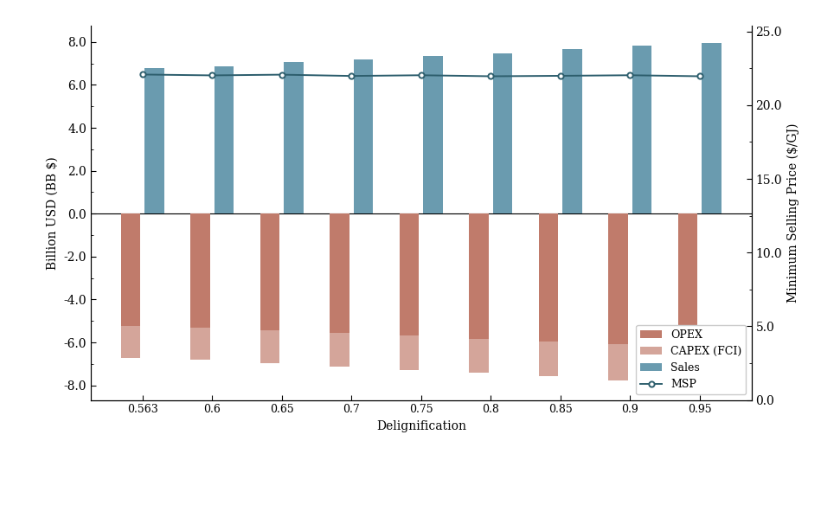
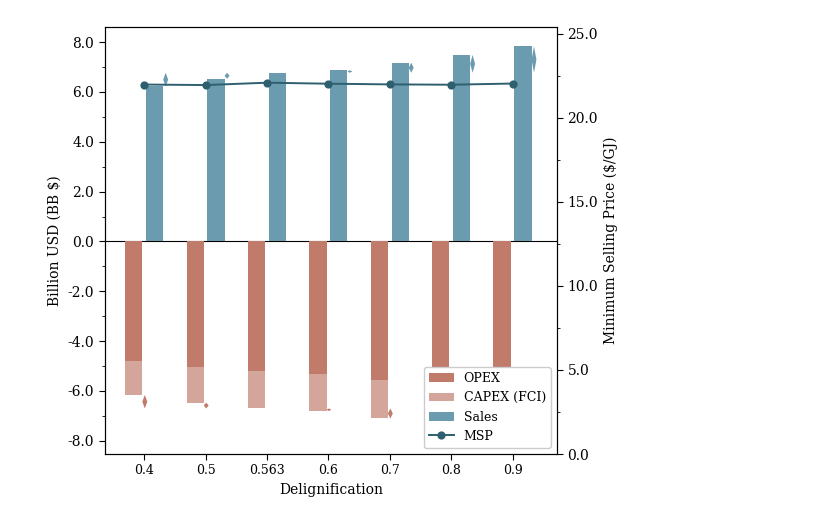
Before and after one commit to H-Wadgama/belt, a Jupyter notebook: lignin_saf/delig_mjsp.ipynb, the cells around one changed output. Saved outputs shown, nothing was run; the diff lists cells and outputs as text; code cells hidden in the pictures; blank space fills up the shorter version.

Commit message:
updated version of delignfiication mjsp trend plot

```diff
--- a/lignin_saf/delig_mjsp.ipynb
+++ b/lignin_saf/delig_mjsp.ipynb
@@ -1,14 +1,15 @@
 # %%
 import matplotlib.pyplot as plt
 import matplotlib.ticker as ticker
+from matplotlib.patches import Polygon as MplPolygon
 import numpy as np
 
 # Data (MM$ → BB$)
-delignification = [0.563, 0.60, 0.65, 0.70, 0.75, 0.80, 0.85, 0.90, 0.95]
-opex  = [v/1000 for v in [5218.321024, 5309.862235, 5439.598944, 5562.980258, 5693.119151, 5816.81811,  5946.523436, 6076.374523, 6200.104241]]
-capex = [v/1000 for v in [1485.348204, 1494.672728, 1536.056677, 1542.900722, 1586.246676, 1597.243003, 1635.257163, 1676.443406, 1687.369986]]
-sales = [v/1000 for v in [6771.141244, 6872.456452, 7045.429989, 7176.014355, 7351.436913, 7486.670278, 7656.097277, 7828.978816, 7964.170098]]
-msp   = [22.08, 22.02, 22.07, 21.98, 22.03, 21.96, 21.99, 22.03, 21.96]
+delignification = [0.4, 0.5, 0.563, 0.60, 0.70, 0.80, 0.90]
+opex  = [v/1000 for v in [4797.17, 5050.58, 5218.321024, 5309.862235, 5562.980258, 5816.81811,  6076.374523]]
+capex = [v/1000 for v in [1361.44, 1415.29, 1485.35, 1494.672728, 1542.900722,1597.243003, 1676.443406]]
+sales = [v/1000 for v in [6220.52, 6530.23, 6771.141244, 6872.456452, 7176.014355, 7486.670278, 7828.978816]]
+msp   = [21.97, 21.94, 22.08, 22.02, 21.98,  21.96,  22.03]
 
 x = np.arange(len(delignification))
 bar_width = 0.28
@@ -28,8 +29,8 @@ plt.rcParams.update({
     'ytick.major.size': 4,
     'xtick.minor.size': 2.5,
     'ytick.minor.size': 2.5,
-    'xtick.direction': 'in',
-    'ytick.direction': 'in',
+    'xtick.direction': 'out',
+    'ytick.direction': 'out',
 })
 
 color_opex  = '#C07B6B'
@@ -37,7 +38,7 @@ color_capex = '#D4A59A'
 color_sales = '#6A9BAF'
 color_msp   = '#2E5F6E'
 
-fig, ax1 = plt.subplots(figsize=(9, 5))
+fig, ax1 = plt.subplots(figsize=(6, 5))
 
 # --- Bars ---
 ax1.bar(x - bar_width/2 - gap, [-v for v in opex],  width=bar_width, color=color_opex,  label='OPEX', zorder=3)
@@ -48,9 +49,36 @@ ax1.bar(x + bar_width/2 + gap, sales, width=bar_width, color=color_sales, label=
 # Zero line
 ax1.axhline(0, color='black', linewidth=0.8)
 
+# --- Filled rhombus markers showing delta from 0.563 reference ---
+ref_idx   = delignification.index(0.563)
+ref_sales = sales[ref_idx]
+ref_cost  = -(opex[ref_idx] + capex[ref_idx])
+
+dw = 0.04  # horizontal half-width of each rhombus (fixed)
+
+def add_rhombus(ax, lx, cy, hh, color):
+    cx = lx + dw
+    verts = [(cx, cy + hh), (cx + dw, cy), (cx, cy - hh), (lx, cy)]
+    ax.add_patch(MplPolygon(verts, closed=True, facecolor=color, edgecolor='none', zorder=5))
+
+for i in range(len(delignification)):
+    if i == ref_idx:
+        continue
+    # Sales rhombus: right of sales bar, height = |delta_sales|
+    lx_s  = x[i] + bar_width + gap
+    cy_s  = (ref_sales + sales[i]) / 2
+    hh_s  = abs(sales[i] - ref_sales) / 2
+    add_rhombus(ax1, lx_s, cy_s, hh_s, color_sales)
+
+    # Cost rhombus: right of cost bar, height = |delta_cost|
+    lx_c  = x[i] - gap
+    bar_bot = -(opex[i] + capex[i])
+    cy_c  = (ref_cost + bar_bot) / 2
+    hh_c  = abs(bar_bot - ref_cost) / 2
+    add_rhombus(ax1, lx_c, cy_c, hh_c, color_opex)
+
 # Spines
-ax1.spines['top'].set_visible(False)
-for s in ['bottom', 'left', 'right']:
+for s in ['bottom', 'left', 'right', 'top']:
     ax1.spines[s].set_linewidth(0.8)
 
 # Y axis: keep actual sign (negative shows as negative)
@@ -58,36 +86,36 @@ ax1.yaxis.set_major_formatter(ticker.FuncFormatter(lambda val, _: f'{val:.1f}'))
 ax1.yaxis.set_minor_locator(ticker.AutoMinorLocator(2))
 ax1.xaxis.set_minor_locator(ticker.NullLocator())
 ax1.set_ylabel('Billion USD (BB $)', fontsize=10)
 ax1.set_xticks(x)
 ax1.set_xticklabels([str(d) for d in delignification], fontsize=9)
 ax1.set_xlabel('Delignification', fontsize=10)
-ax1.tick_params(which='both', direction='in', top=False, right=False)
+ax1.tick_params(which='both', direction='out', top=False, right=False)
 
 # --- MSP line on ax2, starting from 0 ---
 ax2 = ax1.twinx()
 ax2.plot(x, msp, color=color_msp, linewidth=1.4, marker='o', markersize=4.5,
-         markerfacecolor='white', markeredgewidth=1.4, markeredgecolor=color_msp,
+         markerfacecolor=color_msp, markeredgewidth=1.4, markeredgecolor=color_msp,
          label='MSP', zorder=5)
 ax2.set_ylabel('Minimum Selling Price ($/GJ)', fontsize=10)
 
-ax2.spines['top'].set_visible(False)
+ax2.spines['top'].set_linewidth(0.8)
 ax2.spines['right'].set_linewidth(0.8)
 
 # Start from 0, give some headroom above max
 ax2.set_ylim(0, max(msp) * 1.15)
 ax2.yaxis.set_major_formatter(ticker.FormatStrFormatter('%.1f'))
 ax2.yaxis.set_minor_locator(ticker.AutoMinorLocator(2))
-ax2.tick_params(which='both', direction='in')
+ax2.tick_params(which='both', direction='out', top=False)
 
 # --- Combined legend ---
 handles1, labels1 = ax1.get_legend_handles_labels()
 handles2, labels2 = ax2.get_legend_handles_labels()
 ax1.legend(handles1 + handles2, labels1 + labels2,
            frameon=True, framealpha=1, edgecolor='0.8',
            fontsize=9, loc='lower right')
 plt.rcParams['svg.fonttype'] = 'none'
 plt.tight_layout()
-plt.savefig('delignification_chart_original.png', dpi=300, bbox_inches='tight')
+plt.savefig('delignification_chart_v2.svg', dpi=300, bbox_inches='tight')
 plt.show()
 # %% [output]
-[figure, old version]
+[figure, new version]
```
Also changed, not shown: 1 other file.
